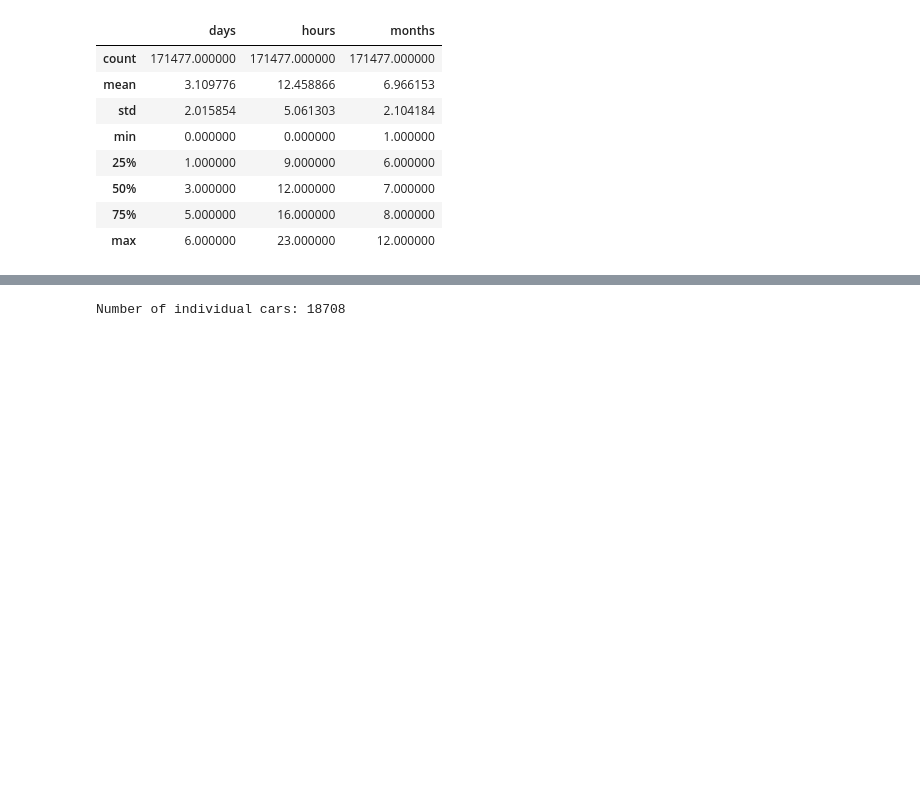
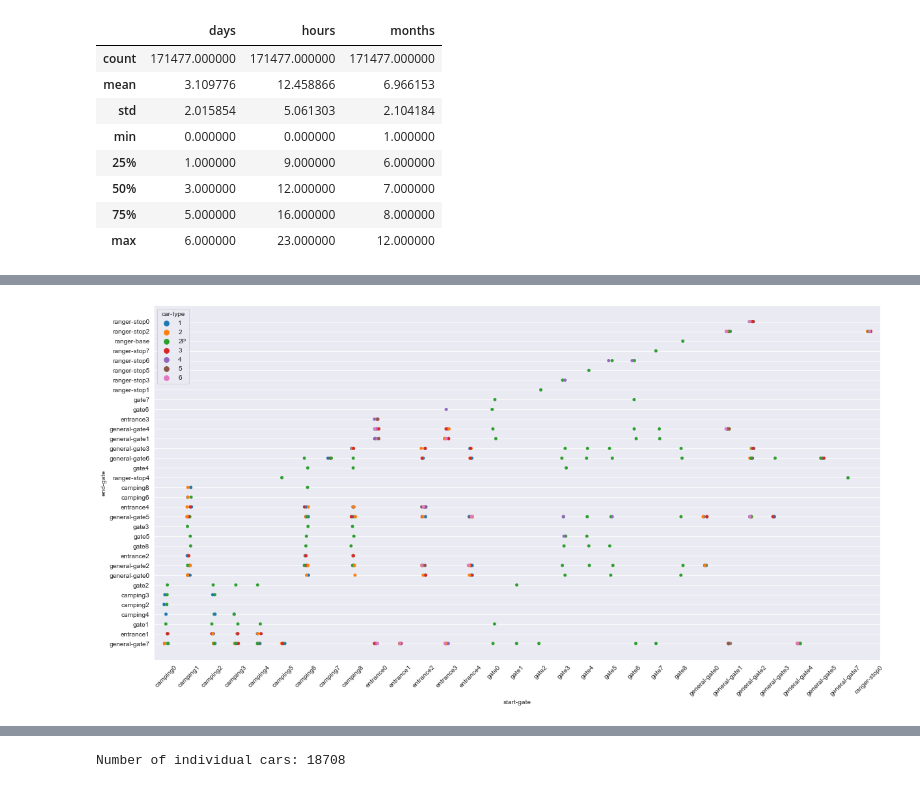
Before and after one commit to dollberk/Patterns_of_Life_Capstone, a Jupyter notebook: Capstone_Final.ipynb, the cells around one changed output, grey strips where cells are left out. Drawn from its saved outputs; the diff is of its cells as text; code cells hidden in the pictures; blank space fills up the shorter version.

```diff
--- a/Capstone_Final.ipynb
+++ b/Capstone_Final.ipynb
@@ -425,0 +441,6 @@ plt.show()
+# %%
+sns.stripplot(x=speed_df['start-gate'], y=speed_df['end-gate'], hue=speed_df['car-type'])
+plt.xticks(rotation=45)
+plt.show()
+# %% [output]
+[figure, added]
```
Also changed, not shown: parts of 21 cells of this notebook.
